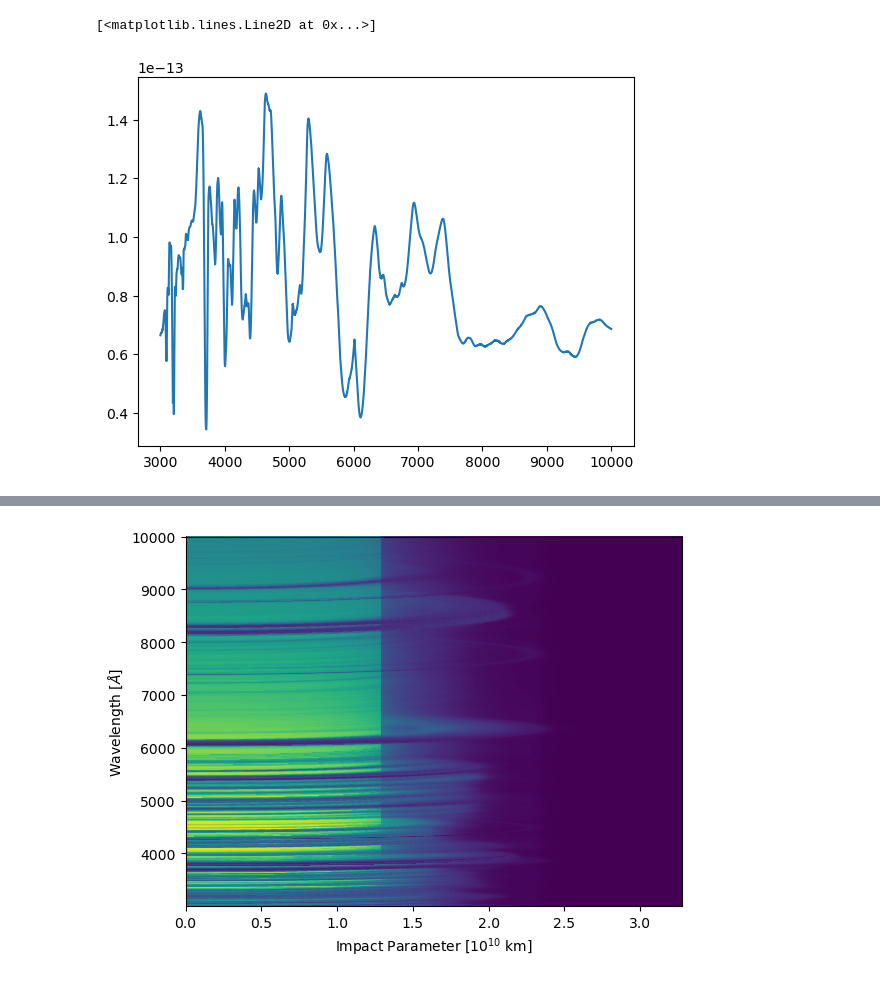
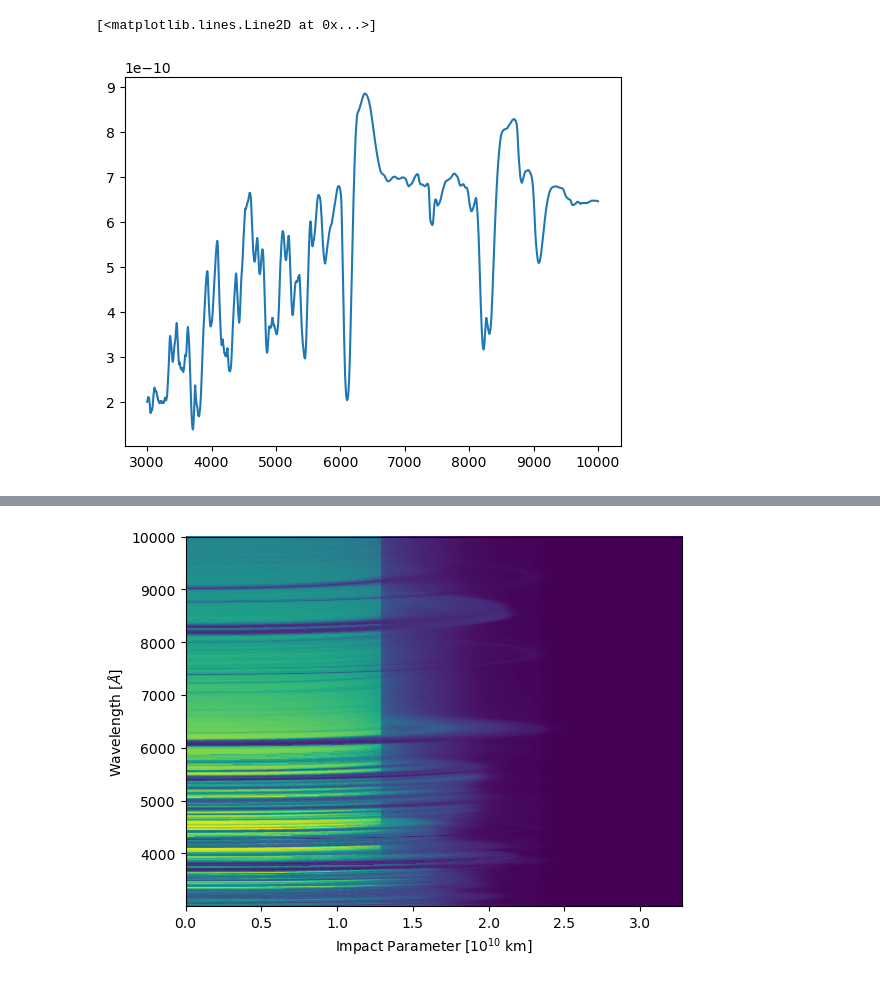
Before and after one commit to AlexGKim/II, a Jupyter notebook: II.ipynb, the cells around one changed output, grey strips where cells are left out. Saved outputs shown, nothing was run; the diff lists cells and outputs as text; code cells hidden in the pictures.

```diff
--- a/II.ipynb
+++ b/II.ipynb
@@ -53,8 +63,8 @@ idx4700 = numpy.abs(lambdas - 4700).argmin()
-# %%
-plt.plot(lambdas, flux_int)
-# %% [output]
-[<matplotlib.lines.Line2D at 0x...>]
-[figure, removed]
+# %%
+plt.plot(lambdas, flux_int*lambdas)
+# %% [output]
+[<matplotlib.lines.Line2D at 0x...>]
+[figure, added]
 # %%
 def dft_polar(y, norder=None):
     ny = len(y)
```
Also changed, not shown: parts of 10 cells of this notebook, 1 other file.
